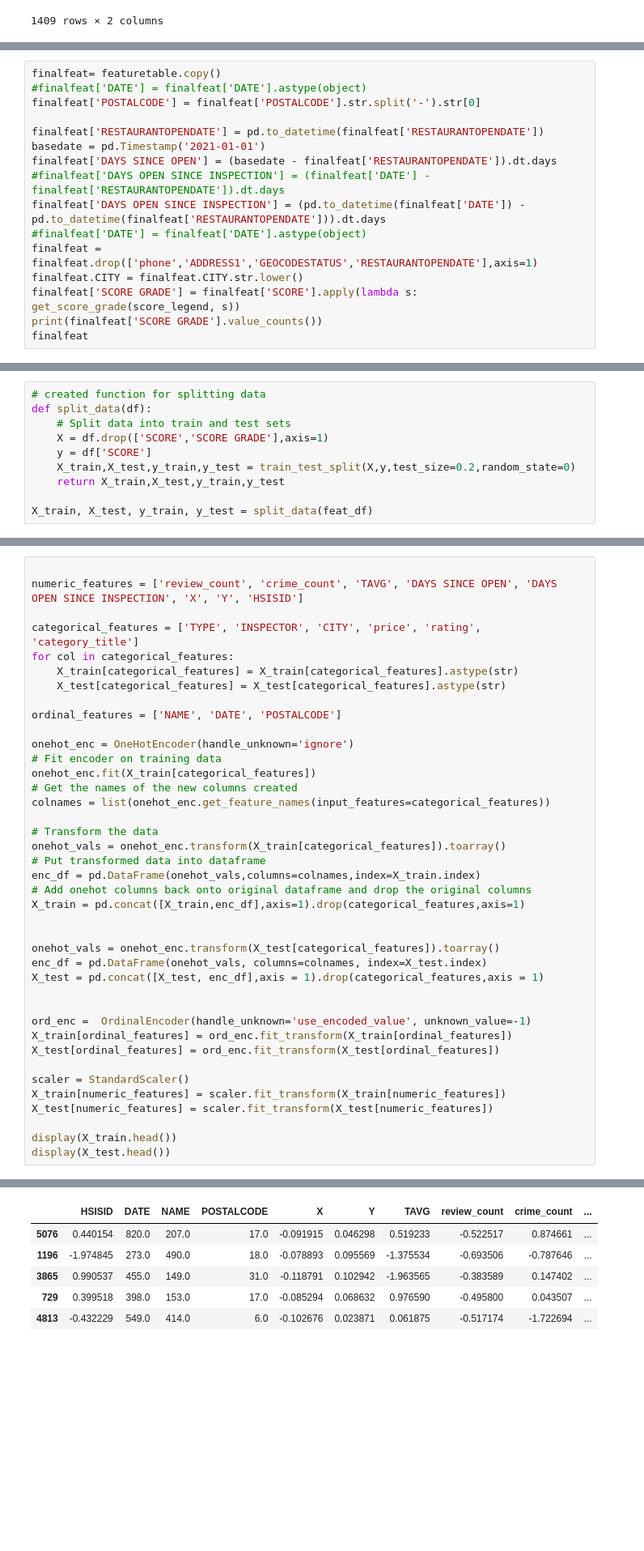
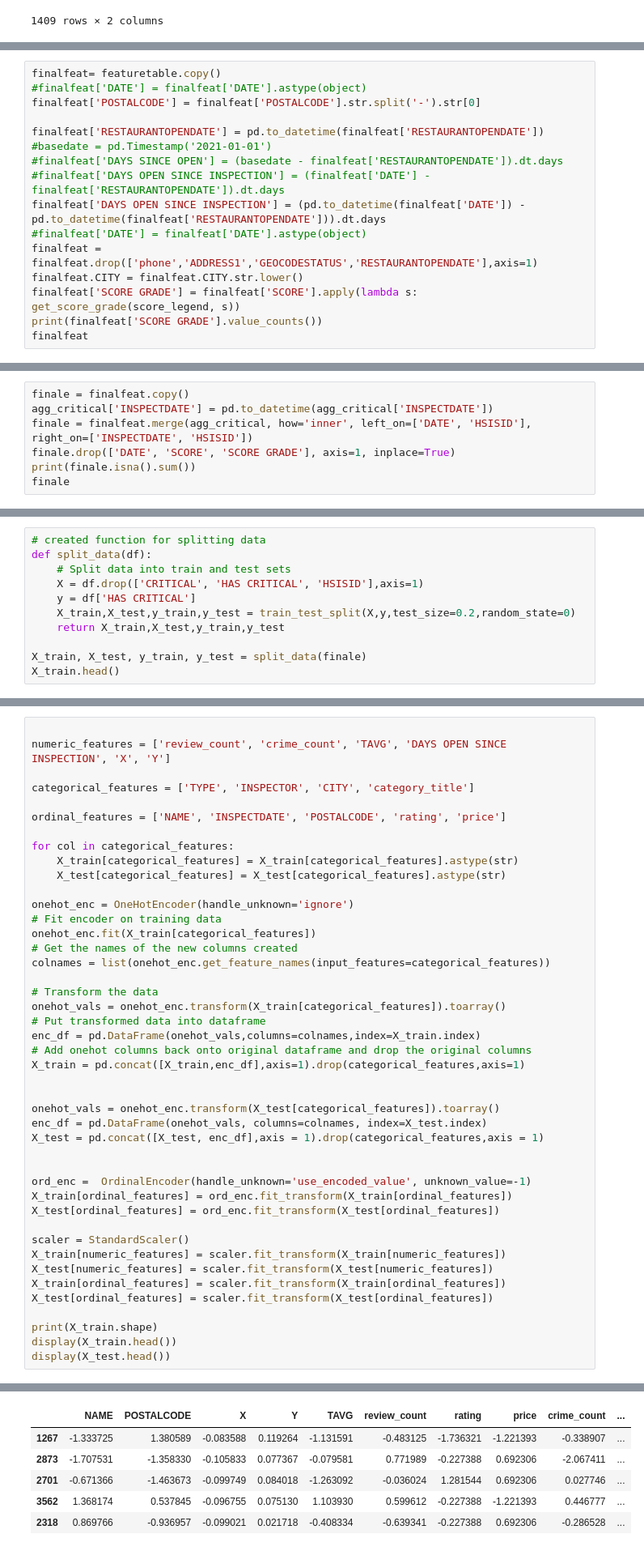
Before and after one commit to shyamal-anadkat/wake-county-food-inspections-analysis, a Jupyter notebook: Wake County -- Restaurant Food Inspections Analysis [AIPI510].ipynb, the cells around one changed output, grey strips where cells are left out. Shown at 81% size. Saved outputs shown, nothing was run; the diff lists cells and outputs as text; blank space fills up the shorter version.

```diff
--- a/Wake County -- Restaurant Food Inspections Analysis [AIPI510].ipynb
+++ b/Wake County -- Restaurant Food Inspections Analysis [AIPI510].ipynb
@@ -469,8 +474,8 @@ finalfeat= featuretable.copy()
 finalfeat['POSTALCODE'] = finalfeat['POSTALCODE'].str.split('-').str[0]
 
 finalfeat['RESTAURANTOPENDATE'] = pd.to_datetime(finalfeat['RESTAURANTOPENDATE'])
-basedate = pd.Timestamp('2021-01-01')
-finalfeat['DAYS SINCE OPEN'] = (basedate - finalfeat['RESTAURANTOPENDATE']).dt.days
+#basedate = pd.Timestamp('2021-01-01')
+#finalfeat['DAYS SINCE OPEN'] = (basedate - finalfeat['RESTAURANTOPENDATE']).dt.days
 #finalfeat['DAYS OPEN SINCE INSPECTION'] = (finalfeat['DATE'] - finalfeat['RESTAURANTOPENDATE']).dt.days
 finalfeat['DAYS OPEN SINCE INSPECTION'] = (pd.to_datetime(finalfeat['DATE']) - pd.to_datetime(finalfeat['RESTAURANTOPENDATE'])).dt.days
 #finalfeat['DATE'] = finalfeat['DATE'].astype(object)
@@ -529,10 +538,0 @@ feat_df = finalfeat.copy()
-# %%
-# created function for splitting data
-def split_data(df):
-    # Split data into train and test sets
-    X = df.drop(['SCORE','SCORE GRADE'],axis=1)
-    y = df['SCORE']
-    X_train,X_test,y_train,y_test = train_test_split(X,y,test_size=0.2,random_state=0)
-    return X_train,X_test,y_train,y_test
-
-X_train, X_test, y_train, y_test = split_data(feat_df)
@@ -567,0 +539,7 @@ None
+# %%
+finale = finalfeat.copy()
+agg_critical['INSPECTDATE'] = pd.to_datetime(agg_critical['INSPECTDATE'])
+finale = finalfeat.merge(agg_critical, how='inner', left_on=['DATE', 'HSISID'], right_on=['INSPECTDATE', 'HSISID'])
+finale.drop(['DATE', 'SCORE', 'SCORE GRADE'], axis=1, inplace=True)
+print(finale.isna().sum())
+finale
@@ -583,0 +603,11 @@ We fit the entire pipeline on our training data (X_train and y_train) using `pip
+# %%
+# created function for splitting data
+def split_data(df):
+    # Split data into train and test sets
+    X = df.drop(['CRITICAL', 'HAS CRITICAL', 'HSISID'],axis=1)
+    y = df['HAS CRITICAL']
+    X_train,X_test,y_train,y_test = train_test_split(X,y,test_size=0.2,random_state=0)
+    return X_train,X_test,y_train,y_test
+
+X_train, X_test, y_train, y_test = split_data(finale)
+X_train.head()
@@ -584,13 +621,14 @@ We fit the entire pipeline on our training data (X_train and y_train) using `pip
 # %%
 
-numeric_features = ['review_count', 'crime_count', 'TAVG', 'DAYS SINCE OPEN', 'DAYS OPEN SINCE INSPECTION', 'X', 'Y', 'HSISID']
+numeric_features = ['review_count', 'crime_count', 'TAVG', 'DAYS OPEN SINCE INSPECTION', 'X', 'Y']
 
-categorical_features = ['TYPE', 'INSPECTOR', 'CITY', 'price', 'rating', 'category_title']
+categorical_features = ['TYPE', 'INSPECTOR', 'CITY', 'category_title']
+
+ordinal_features = ['NAME', 'INSPECTDATE', 'POSTALCODE', 'rating', 'price']
+
 for col in categorical_features:
     X_train[categorical_features] = X_train[categorical_features].astype(str)
     X_test[categorical_features] = X_test[categorical_features].astype(str)
-
-ordinal_features = ['NAME', 'DATE', 'POSTALCODE']
 
 onehot_enc = OneHotEncoder(handle_unknown='ignore')
 # Fit encoder on training data
@@ -618,7 +656,10 @@ X_test[ordinal_features] = ord_enc.fit_transform(X_test[ordinal_features])
 scaler = StandardScaler()
 X_train[numeric_features] = scaler.fit_transform(X_train[numeric_features])
 X_test[numeric_features] = scaler.fit_transform(X_test[numeric_features])
+X_train[ordinal_features] = scaler.fit_transform(X_train[ordinal_features])
+X_test[ordinal_features] = scaler.fit_transform(X_test[ordinal_features])
 
+print(X_train.shape)
 display(X_train.head())
 display(X_test.head())
 # %% [output]
@@ -625,6 +667,6 @@ display(X_test.head())
-|  | HSISID | DATE | NAME | POSTALCODE | X | Y | TAVG | review_count | crime_count | ... |
-| 5076 | 0.440154 | 820.0 | 207.0 | 17.0 | -0.091915 | 0.046298 | 0.519233 | -0.522517 | 0.874661 | ... |
-| 1196 | -1.974845 | 273.0 | 490.0 | 18.0 | -0.078893 | 0.095569 | -1.375534 | -0.693506 | -0.787646 | ... |
-| 3865 | 0.990537 | 455.0 | 149.0 | 31.0 | -0.118791 | 0.102942 | -1.963565 | -0.383589 | 0.147402 | ... |
-| 729 | 0.399518 | 398.0 | 153.0 | 17.0 | -0.085294 | 0.068632 | 0.976590 | -0.495800 | 0.043507 | ... |
-| 4813 | -0.432229 | 549.0 | 414.0 | 6.0 | -0.102676 | 0.023871 | 0.061875 | -0.517174 | -1.722694 | ... |
+|  | NAME | POSTALCODE | X | Y | TAVG | review_count | rating | price | crime_count | ... |
+| 1267 | -1.333725 | 1.380589 | -0.083588 | 0.119264 | -1.131591 | -0.483125 | -1.736321 | -1.221393 | -0.338907 | ... |
+| 2873 | -1.707531 | -1.358330 | -0.105833 | 0.077367 | -0.079581 | 0.771989 | -0.227388 | 0.692306 | -2.067411 | ... |
+| 2701 | -0.671366 | -1.463673 | -0.099749 | 0.084018 | -1.263092 | -0.036024 | 1.281544 | 0.692306 | 0.027746 | ... |
+| 3562 | 1.368174 | 0.537845 | -0.096755 | 0.075130 | 1.103930 | 0.599612 | -0.227388 | -1.221393 | 0.446777 | ... |
+| 2318 | 0.869766 | -0.936957 | -0.099021 | 0.021718 | -0.408334 | -0.639341 | -0.227388 | 0.692306 | -0.286528 | ... |
```
Also changed, not shown: parts of 25 cells of this notebook.
